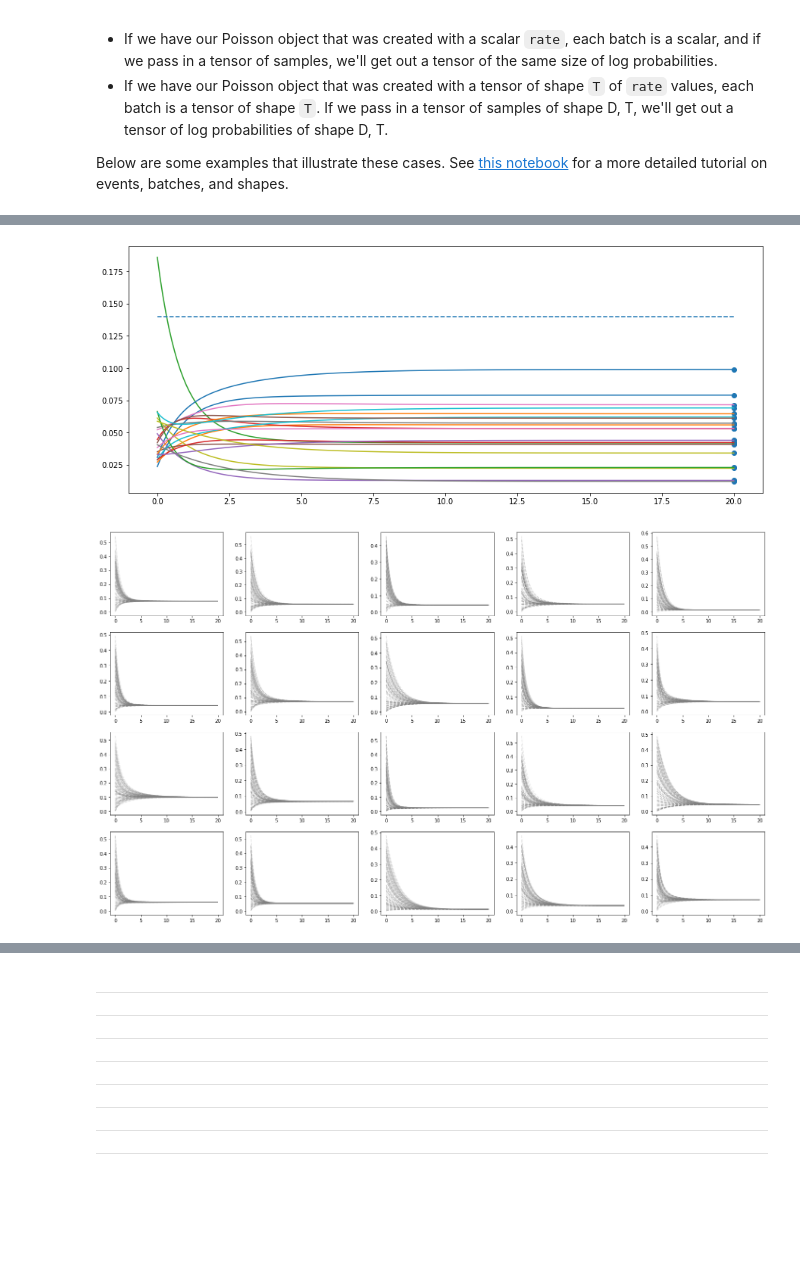
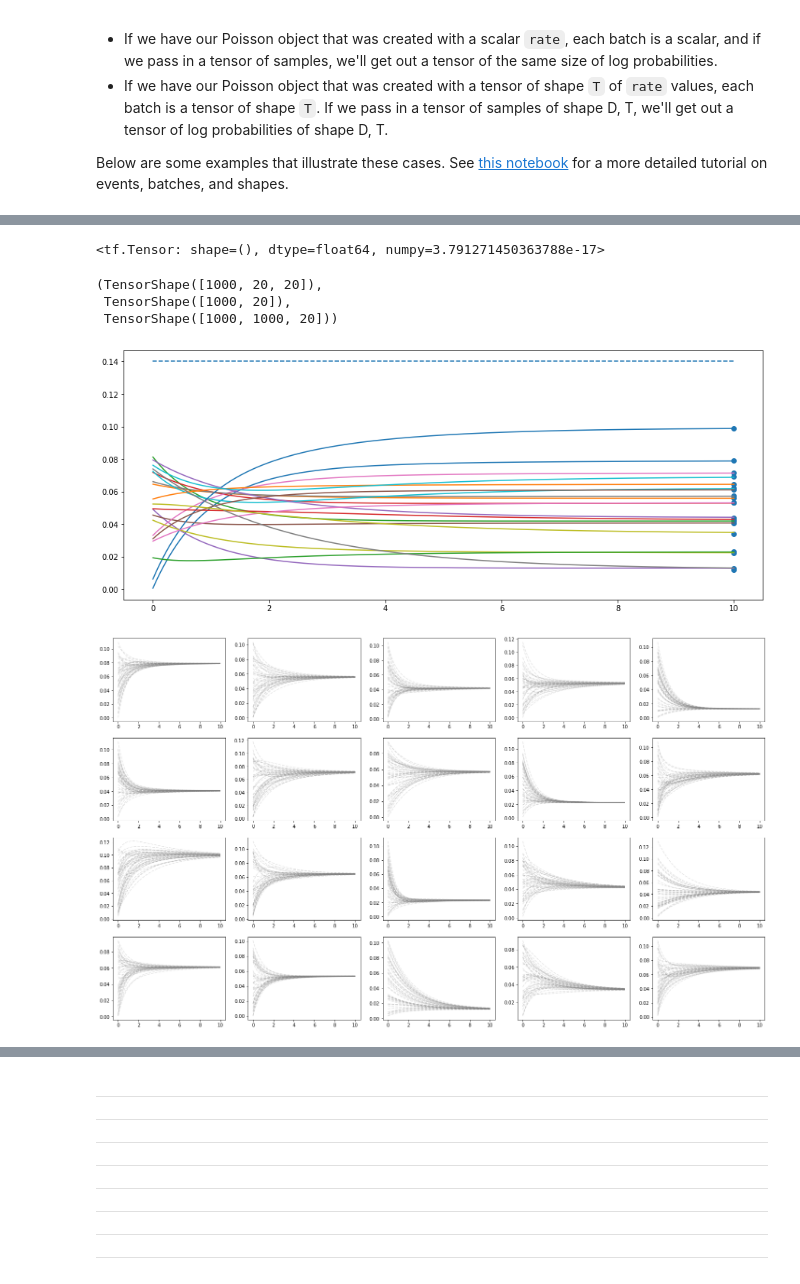
Before and after one commit to AVova/tensorflow_stats, a Jupyter notebook: TensorFlow_Evolution_Statistics.ipynb, the cells around one changed output, grey strips where cells are left out. Cells and saved outputs as stored; diff of their text form; code cells hidden in the pictures; blank space fills up the shorter version.

```diff
--- a/TensorFlow_Evolution_Statistics.ipynb
+++ b/TensorFlow_Evolution_Statistics.ipynb
@@ -327,6 +322,11 @@ lg_tf.shape, tf.reduce_sum(lg_tf)
+# %%
+def compute_rates(exch, freqs):
+    rates = exch * tf.reshape(freqs, [20, 1])
+    rates -= tf.linalg.diag(tf.reduce_sum(rates, axis=0))
+    return rates
 # %%
-rates = lg_tf * tf.reshape(freqs_tf, [1,20])
-print(tf.linalg.diag_part(rates))
-rates -= tf.linalg.diag(tf.reduce_sum(rates, axis=1))
-rates = tf.transpose(rates)
+rates = compute_rates(lg_tf, freqs_tf)
+print(tf.reduce_sum(rates))
+print(tf.reduce_sum(rates, axis=0))
+print(tf.reduce_sum(rates, axis=1))
 # %% [output]
@@ -361,24 +354,55 @@ mat_exps.shape, vecs.shape, vecs_at_times.shape
+# %%
+tf.linalg.norm( rates @ tf.reshape(freqs_tf, [20, 1]) )
+# %% [output]
+<tf.Tensor: shape=(), dtype=float64, numpy=3.791271450363788e-17>
+# %%
+def compute_matexp_attimes(ntimes, bigtime, mx):
+    times = tf.linspace(0, bigtime, ntimes)
+    mat_exps = tf.linalg.expm(tf.expand_dims(mx, 0) * tf.reshape(times, [-1, 1, 1]))
+    return times, mat_exps
+
+def batch_matvec(batch_mx, batch_vec):
+    results = tf.linalg.matmul(batch_mx, tf.expand_dims(tf.transpose(batch_vec), 0))
+    return tf.transpose(results, [0, 2, 1])
+
+def random_pvecs(nvecs, n, scheme='uniform'):
+    if scheme == 'uniform':
+        vecs = tf.random.uniform([nvecs, n], dtype=tf.float64)
+        return vecs / tf.reduce_sum(vecs, axis=1, keepdims=True)
+# %%
+ntimes, bigtime = 1000, 10
+times, mat_exps = compute_matexp_attimes(ntimes, bigtime, rates)
+
+nvecs, n = 1000, 20
+vecs = random_pvecs(nvecs, n)
+vecs_at_times = batch_matvec(mat_exps, vecs)
+# %%
+mat_exps.shape, vecs.shape, vecs_at_times.shape
+# %% [output]
+(TensorShape([1000, 20, 20]),
+ TensorShape([1000, 20]),
+ TensorShape([1000, 1000, 20]))
 # %%
 veci = np.random.randint(0, nvecs)
 
-times = tf.linspace(0, big_time, ntimes)
 
 plt.figure(figsize=(15,6))
 for i in range(20):
-    plt.plot(times, vecs_at_times[:,i,veci])
-plt.plot(times, tf.reduce_sum(vecs_at_times[:,:,veci], axis=1)*0.14, '--')
+    plt.plot(times, vecs_at_times[:,veci,i])
+plt.plot(times, tf.reduce_sum(vecs_at_times[:,veci,:], axis=1)*0.14, '--')
 plt.scatter([times[-1]]*20, freqs_tf)
 plt.show()
 
 plt.figure(figsize=(25,15))
 for a in range(20):
     ax = plt.subplot(4,5,a+1)
+    nvecs_am = nvecs // n
     offset = a*nvecs_am
     for veci in range(nvecs_am):
-        ax.plot(times, vecs_at_times[:,a,offset+veci], '--', color='gray', alpha=0.2)
+        ax.plot(times, vecs_at_times[:,offset+veci, a], '--', color='gray', alpha=0.2)
 # %% [output]
-[figure, old version]
+[figure, new version]
-[figure, old version]
+[figure, new version]
 # %%
 !pip install ete3
 # %% [output]
```
Also changed, not shown: parts of 46 cells of this notebook.
